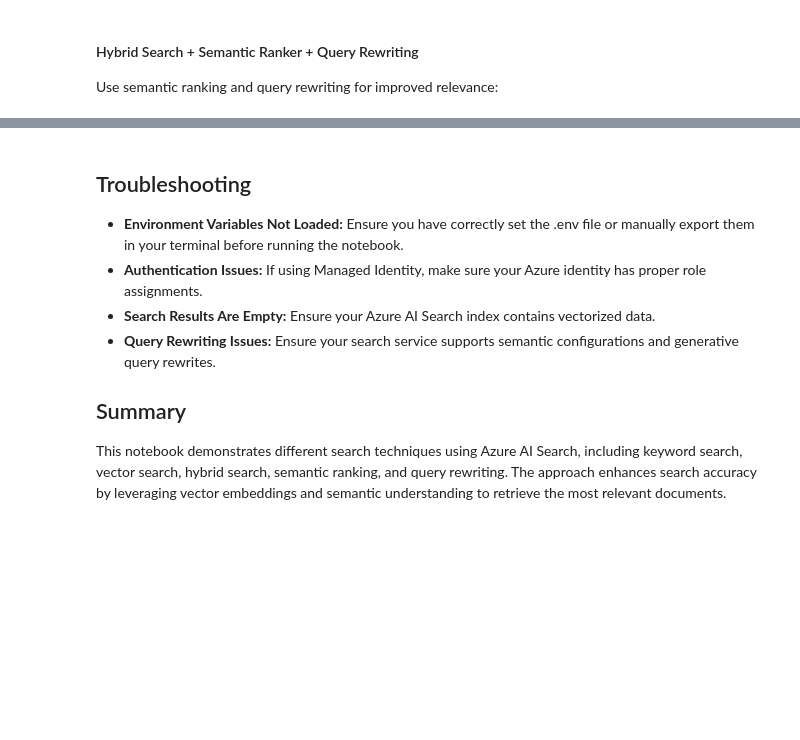
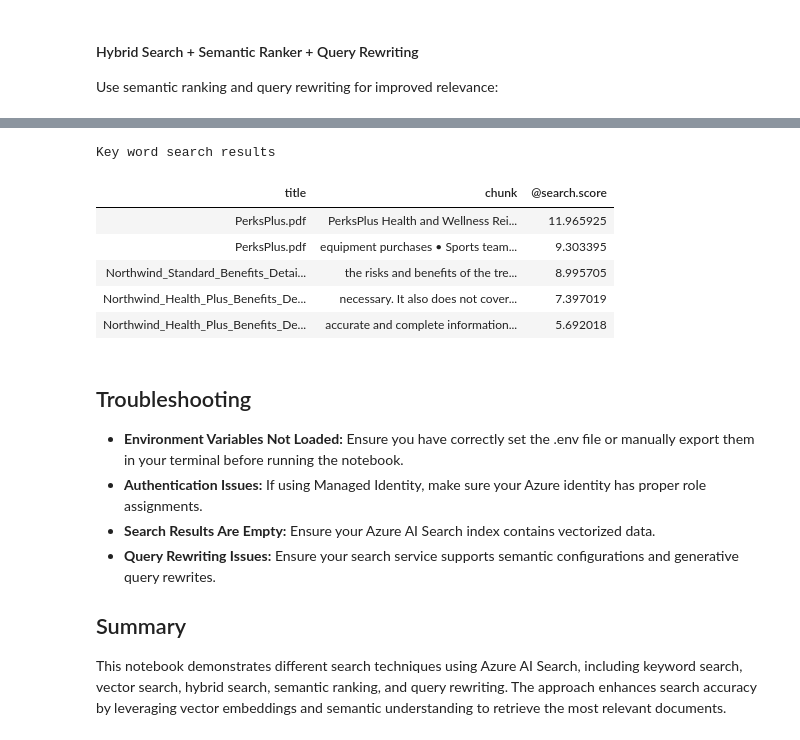
Before and after one commit to limonaluna/rag-time, a Jupyter notebook: Journey 2 - Build the Ultimate Retrieval System for RAG/sample/2-Build-The-Ultimate-Retrieval-System-For-RAG.ipynb, the cells around one changed output, grey strips where cells are left out. Drawn from its saved outputs; the diff is of its cells as text; code cells hidden in the pictures; blank space fills up the shorter version.

```diff
--- a/Journey 2 - Build the Ultimate Retrieval System for RAG/sample/2-Build-The-Ultimate-Retrieval-System-For-RAG.ipynb
+++ b/Journey 2 - Build the Ultimate Retrieval System for RAG/sample/2-Build-The-Ultimate-Retrieval-System-For-RAG.ipynb
@@ -121,3 +147,22 @@ display_results(results)
+# %%
+    question = "Does PerksPlus support reducing anxiety or stress?"
+    results_keyword = search_client.search(search_text=question, top=5, select=["title", "chunk"])
+
+    print("Key word search results")
+    display_results(results_keyword)
+
+    results_vector = search_client.search(vector_queries=[VectorizableTextQuery(text=question, k_nearest_neighbors=50, fields="text_vector")], top=5, select=["title", "chunk"])
+
+    print("Vector search results")
+    display_results(results_vector)
+# %% [output]
+Key word search results
+| title | chunk | @search.score |
+| PerksPlus.pdf | PerksPlus Health and Wellness Rei... | 11.965925 |
+| PerksPlus.pdf | equipment purchases • Sports team... | 9.303395 |
+| Northwind_Standard_Benefits_Detai... | the risks and benefits of the tre... | 8.995705 |
+| Northwind_Health_Plus_Benefits_De... | necessary. It also does not cover... | 7.397019 |
+| Northwind_Health_Plus_Benefits_De... | accurate and complete information... | 5.692018 |
 # %% [markdown]
 ## Troubleshooting
 
```
Also changed, not shown: parts of 6 cells of this notebook, 1 other file.
